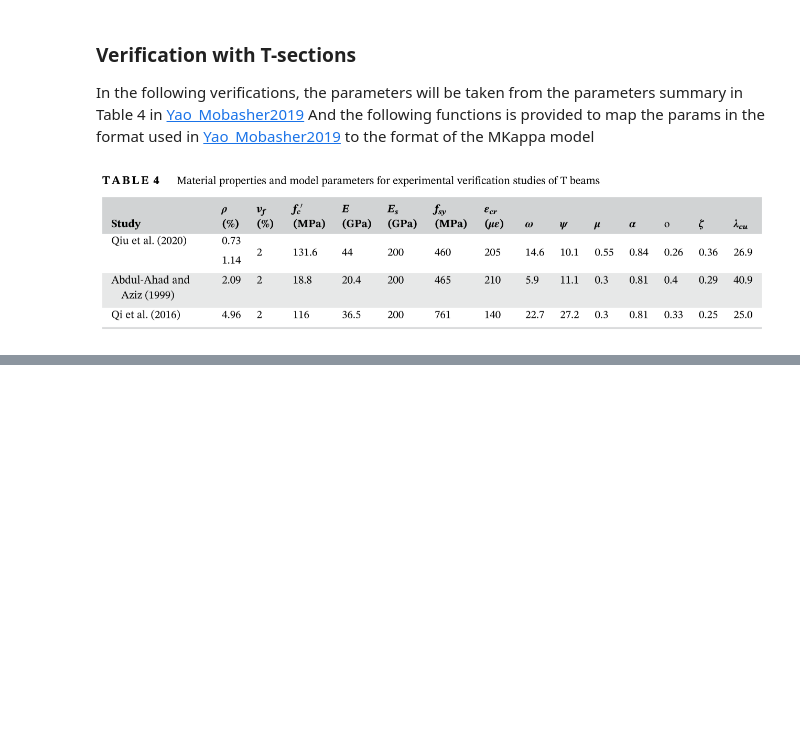
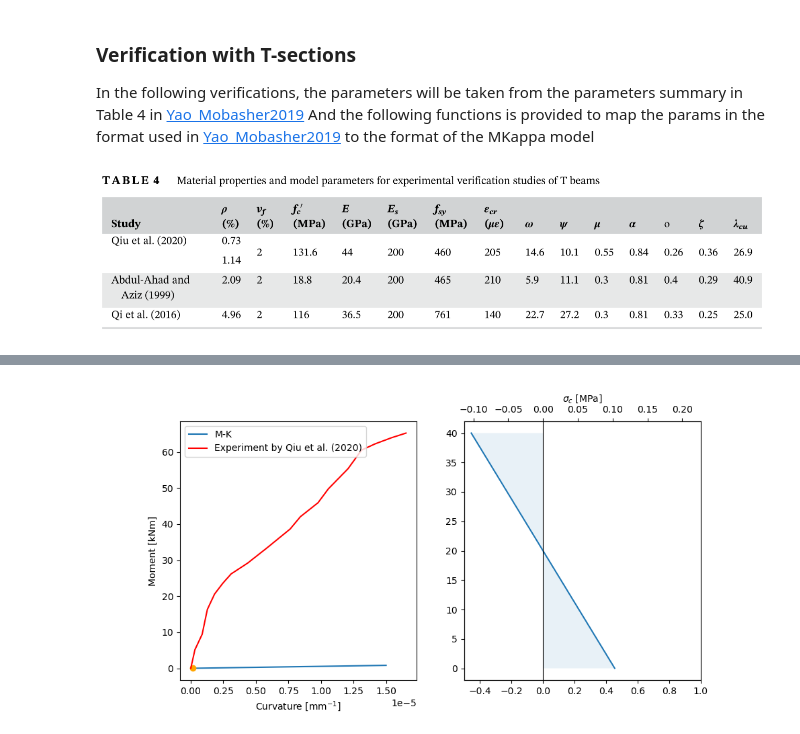
Before and after one commit to rosoba/bmcs_cross_section, a Jupyter notebook: notebooks/mkappa/mkappa_verification.ipynb, the cells around one changed output, grey strips where cells are left out. Cells and saved outputs as stored; diff of their text form; code cells hidden in the pictures; blank space fills up the shorter version.

```diff
--- a/notebooks/mkappa/mkappa_verification.ipynb
+++ b/notebooks/mkappa/mkappa_verification.ipynb
@@ -475,37 +405,40 @@ _, (ax_qui) = plt.subplots()
 # %%
-excel_file = join('./verification_data/yao20_yao_mobasher/table_4', 'qui20.xlsx')
-data = pd.read_excel(excel_file, engine='openpyxl')
-k= data['B-S65-16_k'] * 1e-6
-m= data['B-S65-16_m']
-ver_data = [k, m]
-plt.plot(k, m, label='B-S65-16')
-k1= data['B-S65-20_k'] * 1e-6
-m1= data['B-S65-20_m']
-ver_data1 = [k1, m1]
+mc = get_data(element1='./verification_data/yao20_yao_mobasher/table_4', xlsx_file='qui20.xlsx', k='B-S65-16_k', m='B-S65-16_m', k_faktor=1e-6)
 
+# excel_file = join('./verification_data/yao20_yao_mobasher/table_4', 'qui20.xlsx')
+# data = pd.read_excel(excel_file, engine='openpyxl')
+
+# k= data['B-S65-16_k'] * 1e-6
+# m= data['B-S65-16_m']
+# ver_data = [k, m]
+# plt.plot(k, m, label='B-S65-16')
+
+# k1= data['B-S65-20_k'] * 1e-6
+# m1= data['B-S65-20_m']
+# ver_data1 = [k1, m1]
 
 # B-S65-16
 mc = MKappa(n_m=100, n_kappa = 100)
 mc.low_kappa = 0
-mc.high_kappa = 0.0000175
-mc.kappa_slider = 0.000016
-map_and_assign_params_for_t_section(mc,
-            beta_tu = 12,
-            b = 700,
-            h = 220,
-            E = 44000,
-            E_s = 200000,
-            f_sy = 460,
-            eps_cr = 0.000205,
-            rho = 0.0073,
-            v_f = 0.0,
-            omega = 14.6,
-            psi = 10.1,
-            mu = 0.55,
-            alpha = 0.84,
-            o = 0.26,
-            zeta = 0.36,
-            lambda_cu = 26.9)
+mc.high_kappa = 0.000015
+# map_and_assign_params_for_t_section(mc,
+#             beta_tu = 5,
+#             b = 700,
+#             h = 220,
+#             E = 44000,
+#             E_s = 200000,
+#             f_sy = 460,
+#             eps_cr = 0.000205,
+#             rho = 0.0073,
+#             v_f = 0.0,
+#             omega = 14.6,
+#             psi = 10.1,
+#             mu = 0.00,
+#             alpha = 0.84,
+#             o = 0.26,
+#             zeta = 0.36,
+#             lambda_cu = 26.9)
 
 plot_mk_ver(mc, ver_data, 'Qiu et al. (2020)')
-# plot_mk_ver_on_ax(ax_yang, '$\rho$ = 0.9%', mc, ver_data)
+# %% [output]
+[figure, added]
```
Also changed, not shown: parts of 17 cells of this notebook.
